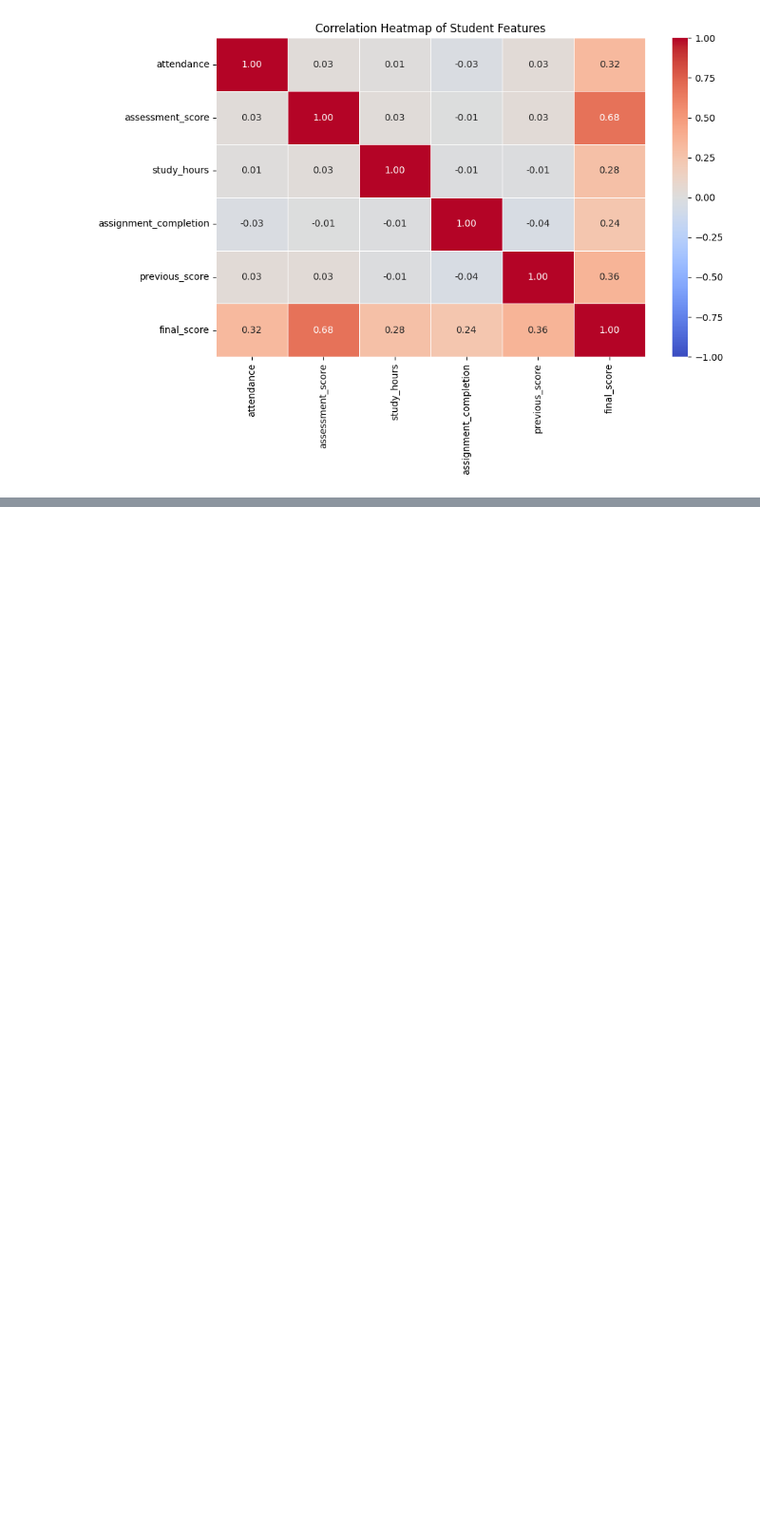
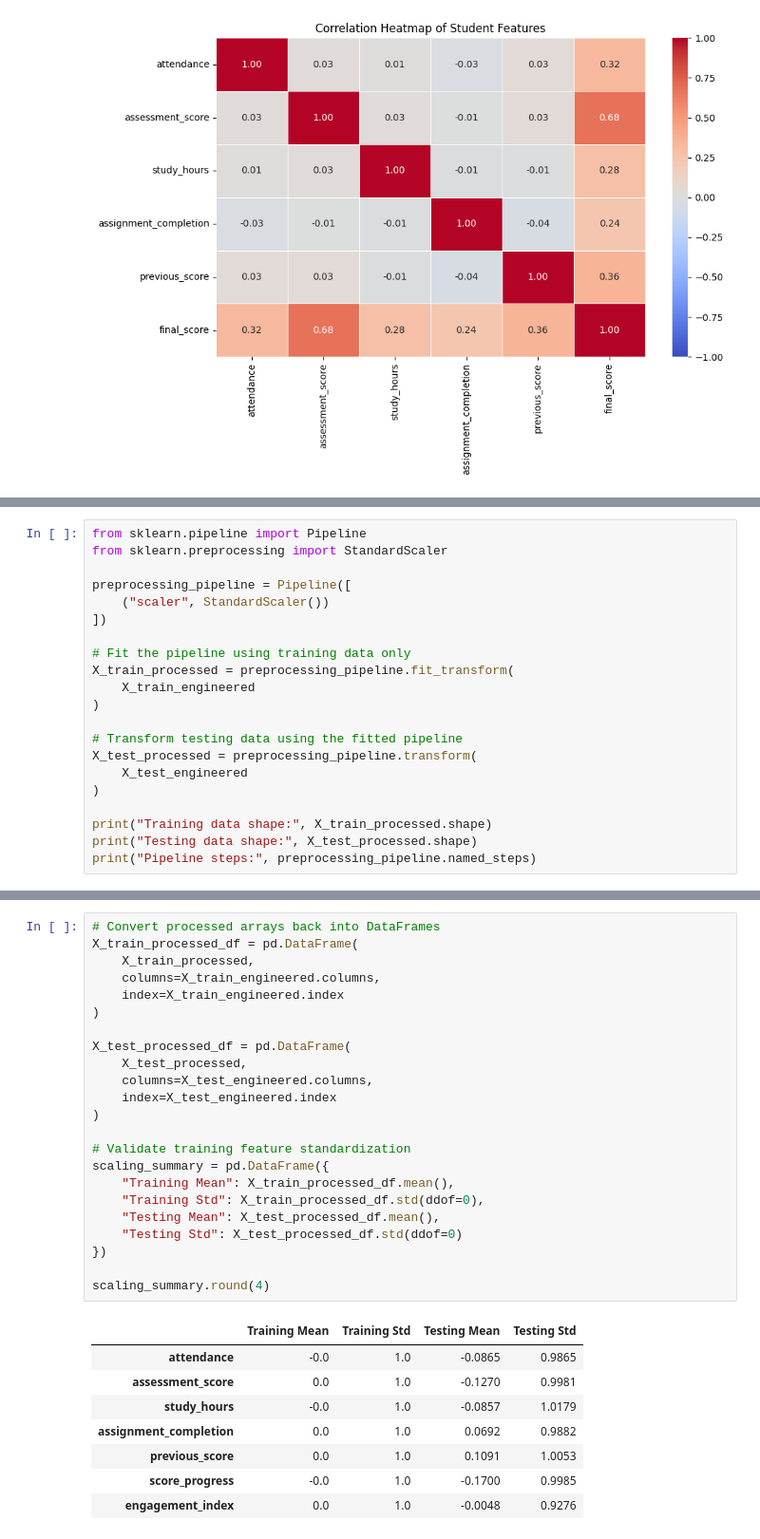
Before and after one commit to TanmayChauhan123/InsightPulse, a Jupyter notebook: notebooks/exploration.ipynb, the cells around one changed output, grey strips where cells are left out. Shown at 95% size. Cells and saved outputs as stored; diff of their text form; blank space fills up the shorter version.

```diff
--- a/notebooks/exploration.ipynb
+++ b/notebooks/exploration.ipynb
@@ -568,0 +1063,21 @@ plt.show()
+# %%
+from sklearn.pipeline import Pipeline
+from sklearn.preprocessing import StandardScaler
+
+preprocessing_pipeline = Pipeline([
+    ("scaler", StandardScaler())
+])
+
+# Fit the pipeline using training data only
+X_train_processed = preprocessing_pipeline.fit_transform(
+    X_train_engineered
+)
+
+# Transform testing data using the fitted pipeline
+X_test_processed = preprocessing_pipeline.transform(
+    X_test_engineered
+)
+
+print("Training data shape:", X_train_processed.shape)
+print("Testing data shape:", X_test_processed.shape)
+print("Pipeline steps:", preprocessing_pipeline.named_steps)
@@ -568,0 +1094,32 @@ plt.show()
+# %%
+# Convert processed arrays back into DataFrames
+X_train_processed_df = pd.DataFrame(
+    X_train_processed,
+    columns=X_train_engineered.columns,
+    index=X_train_engineered.index
+)
+
+X_test_processed_df = pd.DataFrame(
+    X_test_processed,
+    columns=X_test_engineered.columns,
+    index=X_test_engineered.index
+)
+
+# Validate training feature standardization
+scaling_summary = pd.DataFrame({
+    "Training Mean": X_train_processed_df.mean(),
+    "Training Std": X_train_processed_df.std(ddof=0),
+    "Testing Mean": X_test_processed_df.mean(),
+    "Testing Std": X_test_processed_df.std(ddof=0)
+})
+
+scaling_summary.round(4)
+# %% [output]
+|  | Training Mean | Training Std | Testing Mean | Testing Std |
+| attendance | -0.0 | 1.0 | -0.0865 | 0.9865 |
+| assessment_score | 0.0 | 1.0 | -0.1270 | 0.9981 |
+| study_hours | -0.0 | 1.0 | -0.0857 | 1.0179 |
+| assignment_completion | 0.0 | 1.0 | 0.0692 | 0.9882 |
+| previous_score | 0.0 | 1.0 | 0.1091 | 1.0053 |
+| score_progress | -0.0 | 1.0 | -0.1700 | 0.9985 |
+| engagement_index | 0.0 | 1.0 | -0.0048 | 0.9276 |
```
Also changed, not shown: parts of 47 cells of this notebook.
